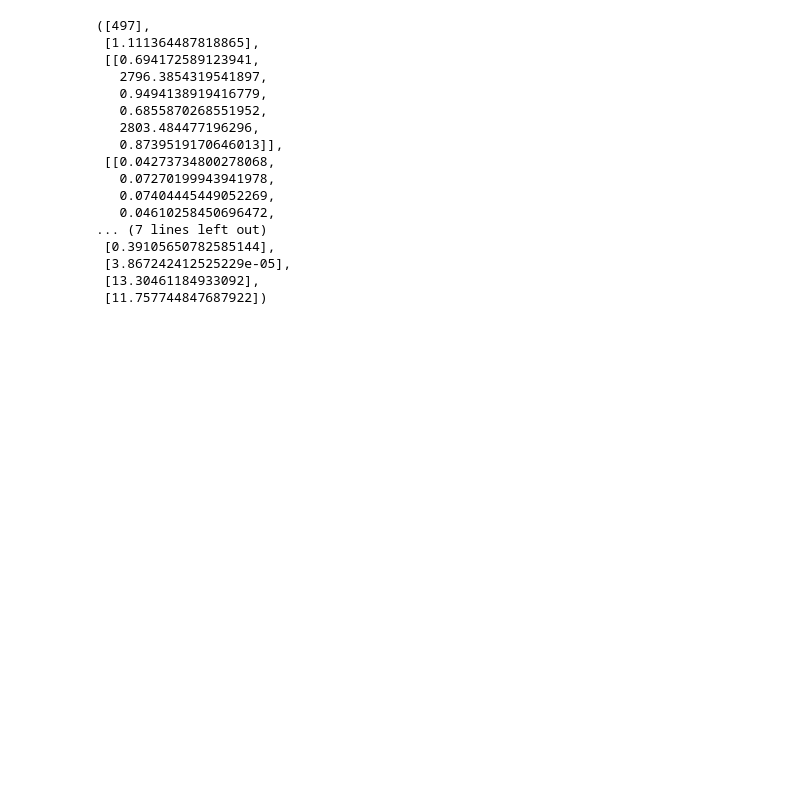
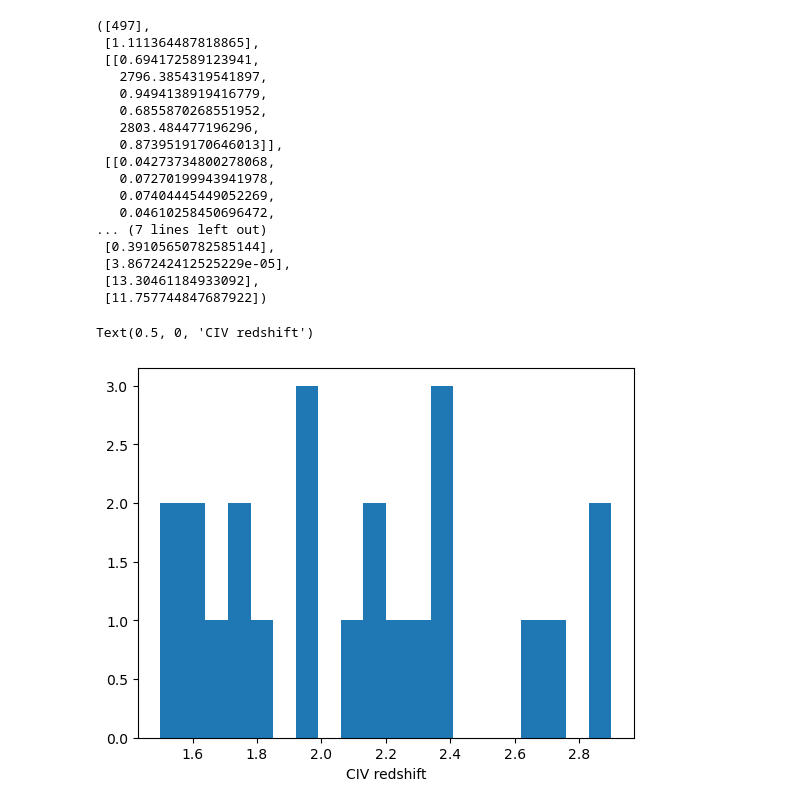
Before and after one commit to abhi0395/qsoabsfind, a Jupyter notebook: nb/example.ipynb, the cells around one changed output. Drawn from its saved outputs; the diff is of its cells as text; code cells hidden in the pictures; blank space fills up the shorter version.

```diff
--- a/nb/example.ipynb
+++ b/nb/example.ipynb
@@ -155,3 +155,11 @@ Time taken to finish absorber detection for index = 497 is:  3.06 seconds
  [3.867242412525229e-05],
  [13.30461184933092],
  [11.757744847687922])
+# %%
+abs_tab = Table.read(f'../data/CIV_cat.fits', hdu=1)
+zabs = abs_tab["Z_ABS"].data
+plt.hist(zabs, bins=20)
+plt.xlabel('CIV redshift')
+# %% [output]
+Text(0.5, 0, 'CIV redshift')
+[figure, added]
```
Also changed, not shown: parts of 1 cell of this notebook.
